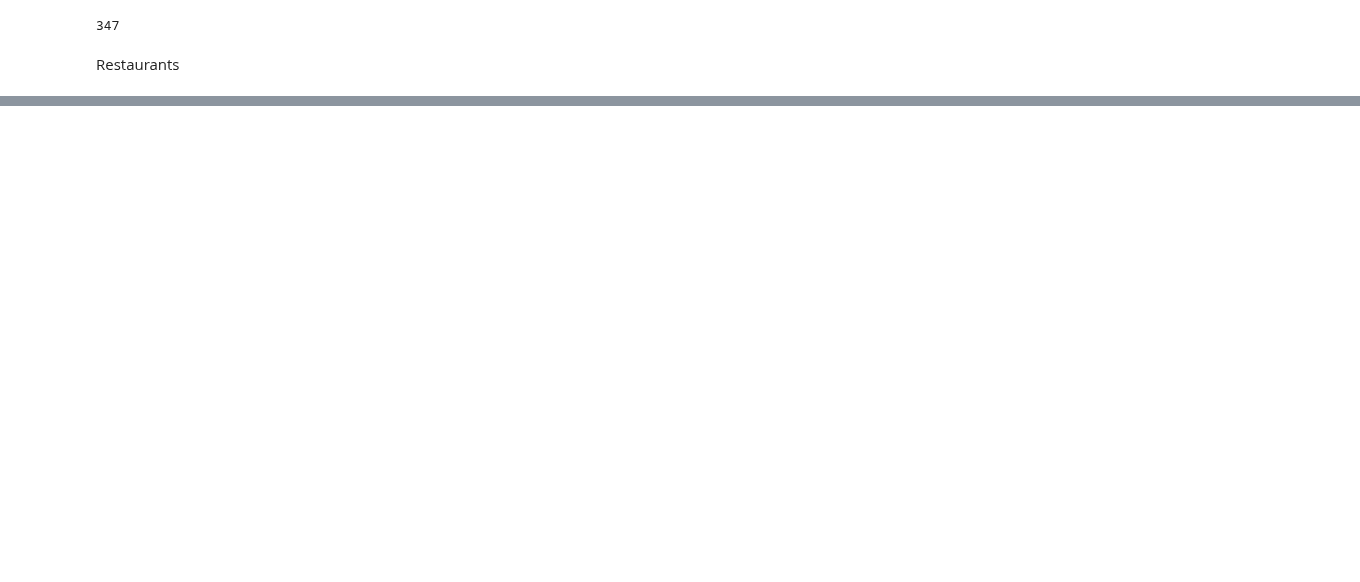
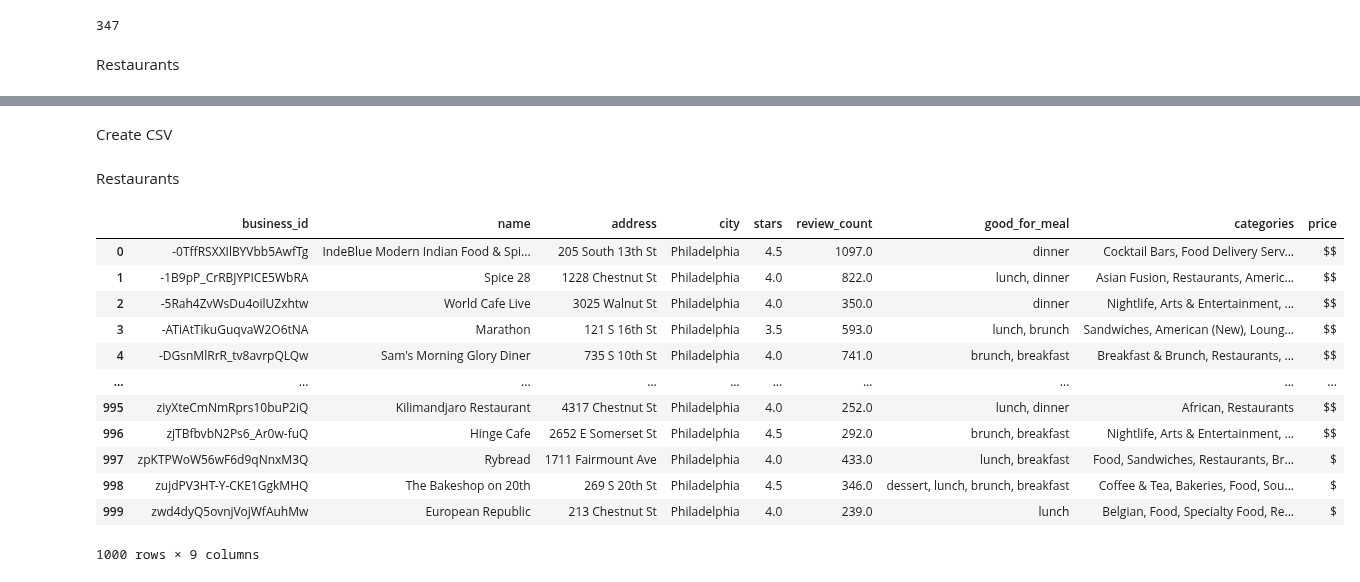
Before and after one commit to EthanWTL/Travel-Planning-AI, a Jupyter notebook: YelpDataSetCreation.ipynb, the cells around one changed output, grey strips where cells are left out. Cells and saved outputs as stored; diff of their text form; code cells hidden in the pictures; blank space fills up the shorter version.

Commit message:
create csv and cleaning data

```diff
--- a/YelpDataSetCreation.ipynb
+++ b/YelpDataSetCreation.ipynb
@@ -688,4 +525,4 @@ restaurants[1]
 restaurants_attr = ['business_id','name','address','city','stars','review_count','good_for_meal','categories']
 #also want the GoodForMeal in attributes
 for record in restaurants:
-    record['good_for_meal'] = record.get('attributes', {}).get('GoodForMeal', None)
+    record['good_for_meal'] = record.get('attributes', {}).get('GoodForMeal', "None")
@@ -767,0 +556,22 @@ with open('Datasets/Restaurants_pruned.jsonl', 'w') as json_file:
+# %%
+restaurants = []
+
+# Open the file and read it line by line
+with open('Datasets/Restaurants_pruned.jsonl', 'r') as file:
+    for line in file:
+        # Parse each line as a JSON object and append to the list
+        json_obj = json.loads(line.strip())  # strip() removes any leading/trailing whitespace
+        restaurants.append(json_obj)
+# %%
+checkedAttr = ['dessert', 'latenight', 'lunch', 'dinner', 'brunch', 'breakfast']
+
+for record in restaurants:
+    processed = ''
+    if(record.get('good_for_meal') != 'None'):
+        invlid_json = record['good_for_meal']
+        valid_json = invlid_json.replace("u'", "'").replace("'", '"').replace("None", "null").replace("True", "true").replace("False", "false")
+        json_obj = json.loads(valid_json)
+        for attr in checkedAttr:
+            if json_obj.get(attr) == True:
+                processed = ', '.join([processed, attr])
+        record['good_for_meal'] = processed[2:]
@@ -767,0 +583,28 @@ with open('Datasets/Restaurants_pruned.jsonl', 'w') as json_file:
+# %% [markdown]
+Create CSV
+# %% [markdown]
+Restaurants
+# %%
+import json
+import pandas as pd
+
+data = []
+with open('Datasets/Restaurants_pruned.jsonl', 'r') as f:
+    for line in f:
+        data.append(json.loads(line))
+
+df = pd.DataFrame(data)
+# %% [output]
+|  | business_id | name | address | city | stars | review_count | good_for_meal | categories | price |
+| 0 | -0TffRSXXIlBYVbb5AwfTg | IndeBlue Modern Indian Food & Spi... | 205 South 13th St | Philadelphia | 4.5 | 1097.0 | dinner | Cocktail Bars, Food Delivery Serv... | $$ |
+| 1 | -1B9pP_CrRBJYPICE5WbRA | Spice 28 | 1228 Chestnut St | Philadelphia | 4.0 | 822.0 | lunch, dinner | Asian Fusion, Restaurants, Americ... | $$ |
+| 2 | -5Rah4ZvWsDu4oilUZxhtw | World Cafe Live | 3025 Walnut St | Philadelphia | 4.0 | 350.0 | dinner | Nightlife, Arts & Entertainment, ... | $$ |
+| 3 | -ATiAtTikuGuqvaW2O6tNA | Marathon | 121 S 16th St | Philadelphia | 3.5 | 593.0 | lunch, brunch | Sandwiches, American (New), Loung... | $$ |
+| 4 | -DGsnMlRrR_tv8avrpQLQw | Sam's Morning Glory Diner | 735 S 10th St | Philadelphia | 4.0 | 741.0 | brunch, breakfast | Breakfast & Brunch, Restaurants, ... | $$ |
+| ... | ... | ... | ... | ... | ... | ... | ... | ... | ... |
+| 995 | ziyXteCmNmRprs10buP2iQ | Kilimandjaro Restaurant | 4317 Chestnut St | Philadelphia | 4.0 | 252.0 | lunch, dinner | African, Restaurants | $$ |
+| 996 | zjTBfbvbN2Ps6_Ar0w-fuQ | Hinge Cafe | 2652 E Somerset St | Philadelphia | 4.5 | 292.0 | brunch, breakfast | Nightlife, Arts & Entertainment, ... | $$ |
+| 997 | zpKTPWoW56wF6d9qNnxM3Q | Rybread | 1711 Fairmount Ave | Philadelphia | 4.0 | 433.0 | lunch, breakfast | Food, Sandwiches, Restaurants, Br... | $ |
+| 998 | zujdPV3HT-Y-CKE1GgkMHQ | The Bakeshop on 20th | 269 S 20th St | Philadelphia | 4.5 | 346.0 | dessert, lunch, brunch, breakfast | Coffee & Tea, Bakeries, Food, Sou... | $ |
+| 999 | zwd4dyQ5ovnjVojWfAuhMw | European Republic | 213 Chestnut St | Philadelphia | 4.0 | 239.0 | lunch | Belgian, Food, Specialty Food, Re... | $ |
+1000 rows × 9 columns
```
Also changed, not shown: parts of 26 cells of this notebook.
